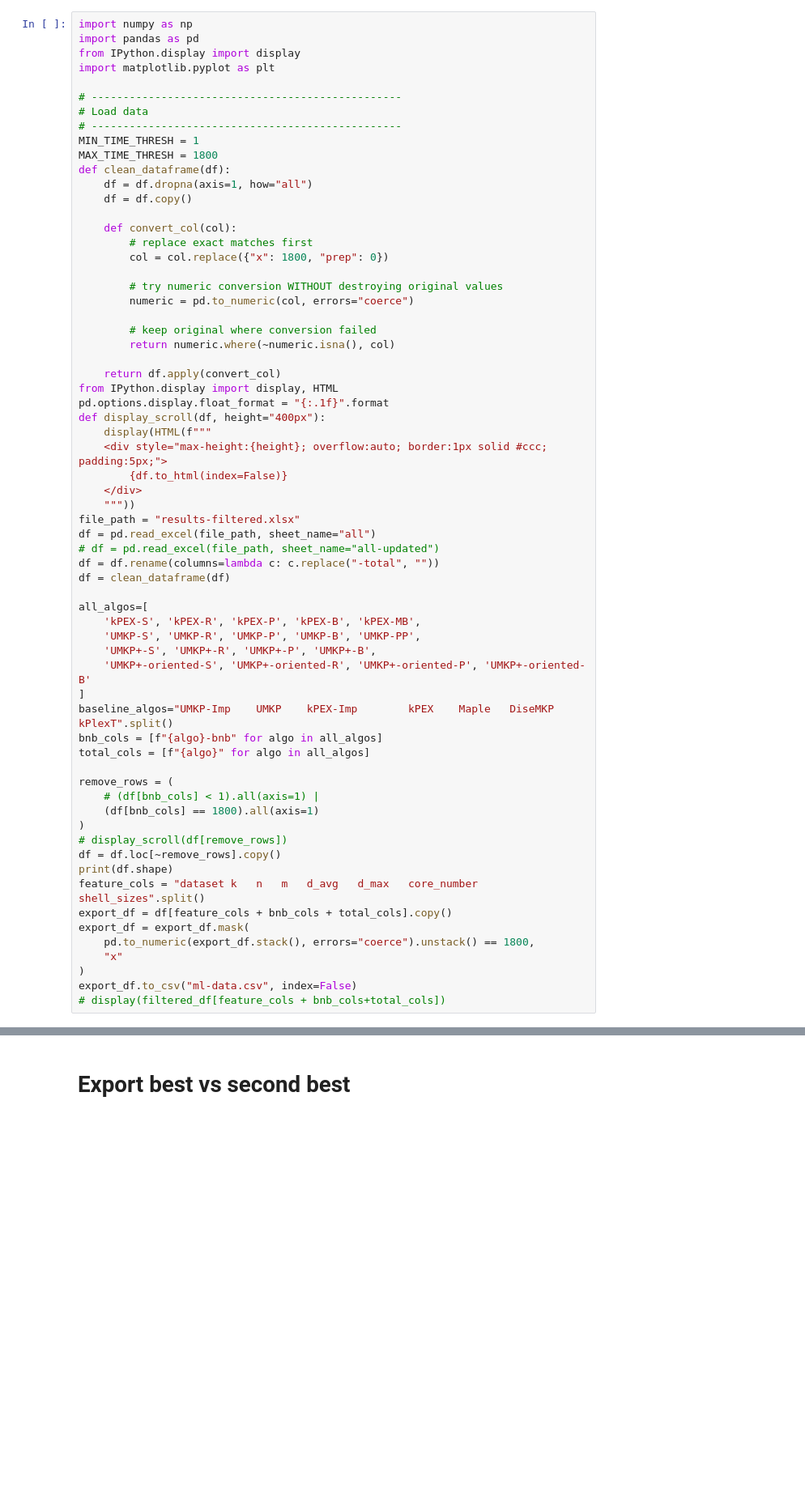
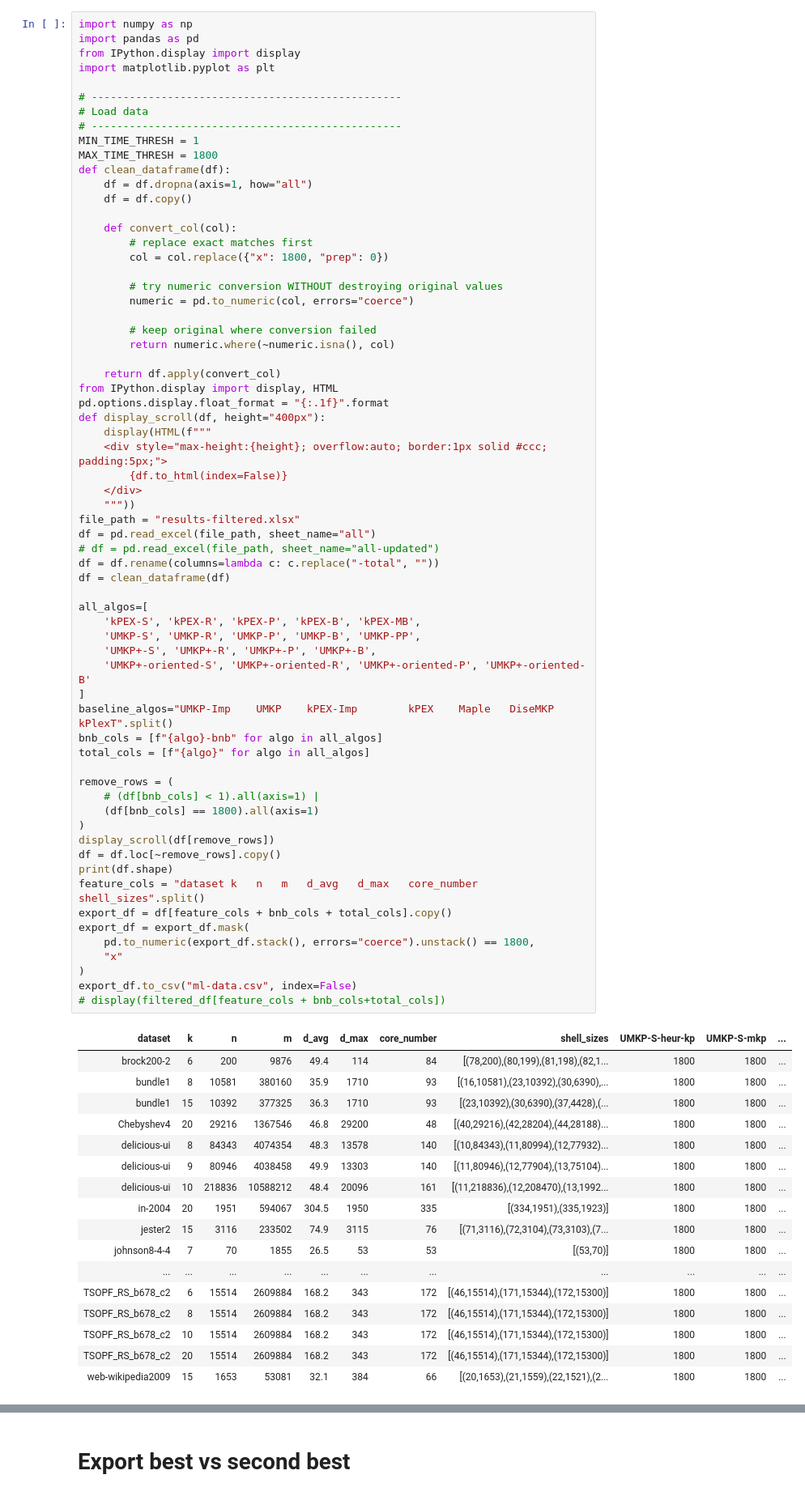
Before and after one commit to akhlaqueak/kplex-ML, a Jupyter notebook: notebooks/entire-data-algos.ipynb, the cells around one changed output, grey strips where cells are left out. Shown at 81% size. Saved outputs shown, nothing was run; the diff lists cells and outputs as text; blank space fills up the shorter version.

```diff
--- a/notebooks/entire-data-algos.ipynb
+++ b/notebooks/entire-data-algos.ipynb
@@ -36,34 +36,51 @@ file_path = "results-filtered.xlsx"
 df = pd.read_excel(file_path, sheet_name="all")
 # df = pd.read_excel(file_path, sheet_name="all-updated")
 df = df.rename(columns=lambda c: c.replace("-total", ""))
 df = clean_dataframe(df)
 
 all_algos=[
     'kPEX-S', 'kPEX-R', 'kPEX-P', 'kPEX-B', 'kPEX-MB',
     'UMKP-S', 'UMKP-R', 'UMKP-P', 'UMKP-B', 'UMKP-PP',
     'UMKP+-S', 'UMKP+-R', 'UMKP+-P', 'UMKP+-B',
     'UMKP+-oriented-S', 'UMKP+-oriented-R', 'UMKP+-oriented-P', 'UMKP+-oriented-B'
 ]
 baseline_algos="UMKP-Imp    UMKP    kPEX-Imp        kPEX    Maple   DiseMKP kPlexT".split()
 bnb_cols = [f"{algo}-bnb" for algo in all_algos]
 total_cols = [f"{algo}" for algo in all_algos]
 
 remove_rows = (
     # (df[bnb_cols] < 1).all(axis=1) |
     (df[bnb_cols] == 1800).all(axis=1)
 )
-# display_scroll(df[remove_rows])
+display_scroll(df[remove_rows])
 df = df.loc[~remove_rows].copy()
 print(df.shape)
 feature_cols = "dataset	k	n	m	d_avg	d_max	core_number	shell_sizes".split()
 export_df = df[feature_cols + bnb_cols + total_cols].copy()
 export_df = export_df.mask(
     pd.to_numeric(export_df.stack(), errors="coerce").unstack() == 1800,
     "x"
 )
 export_df.to_csv("ml-data.csv", index=False)
 # display(filtered_df[feature_cols + bnb_cols+total_cols])
 # %% [output]
+| dataset | k | n | m | d_avg | d_max | core_number | shell_sizes | UMKP-S-heur-kp | UMKP-S-mkp | ... |
+| brock200-2 | 6 | 200 | 9876 | 49.4 | 114 | 84 | [(78,200),(80,199),(81,198),(82,1... | 1800 | 1800 | ... |
+| bundle1 | 8 | 10581 | 380160 | 35.9 | 1710 | 93 | [(16,10581),(23,10392),(30,6390),... | 1800 | 1800 | ... |
+| bundle1 | 15 | 10392 | 377325 | 36.3 | 1710 | 93 | [(23,10392),(30,6390),(37,4428),(... | 1800 | 1800 | ... |
+| Chebyshev4 | 20 | 29216 | 1367546 | 46.8 | 29200 | 48 | [(40,29216),(42,28204),(44,28188)... | 1800 | 1800 | ... |
+| delicious-ui | 8 | 84343 | 4074354 | 48.3 | 13578 | 140 | [(10,84343),(11,80994),(12,77932)... | 1800 | 1800 | ... |
+| delicious-ui | 9 | 80946 | 4038458 | 49.9 | 13303 | 140 | [(11,80946),(12,77904),(13,75104)... | 1800 | 1800 | ... |
+| delicious-ui | 10 | 218836 | 10588212 | 48.4 | 20096 | 161 | [(11,218836),(12,208470),(13,1992... | 1800 | 1800 | ... |
+| in-2004 | 20 | 1951 | 594067 | 304.5 | 1950 | 335 | [(334,1951),(335,1923)] | 1800 | 1800 | ... |
+| jester2 | 15 | 3116 | 233502 | 74.9 | 3115 | 76 | [(71,3116),(72,3104),(73,3103),(7... | 1800 | 1800 | ... |
+| johnson8-4-4 | 7 | 70 | 1855 | 26.5 | 53 | 53 | [(53,70)] | 1800 | 1800 | ... |
+| ... | ... | ... | ... | ... | ... | ... | ... | ... | ... | ... |
+| TSOPF_RS_b678_c2 | 6 | 15514 | 2609884 | 168.2 | 343 | 172 | [(46,15514),(171,15344),(172,15300)] | 1800 | 1800 | ... |
+| TSOPF_RS_b678_c2 | 8 | 15514 | 2609884 | 168.2 | 343 | 172 | [(46,15514),(171,15344),(172,15300)] | 1800 | 1800 | ... |
+| TSOPF_RS_b678_c2 | 10 | 15514 | 2609884 | 168.2 | 343 | 172 | [(46,15514),(171,15344),(172,15300)] | 1800 | 1800 | ... |
+| TSOPF_RS_b678_c2 | 20 | 15514 | 2609884 | 168.2 | 343 | 172 | [(46,15514),(171,15344),(172,15300)] | 1800 | 1800 | ... |
+| web-wikipedia2009 | 15 | 1653 | 53081 | 32.1 | 384 | 66 | [(20,1653),(21,1559),(22,1521),(2... | 1800 | 1800 | ... |
 (4283, 153)
 # %%
 def plot_fastest_occurrences(
```
Also changed, not shown: parts of 4 cells of this notebook, 19 other files.
